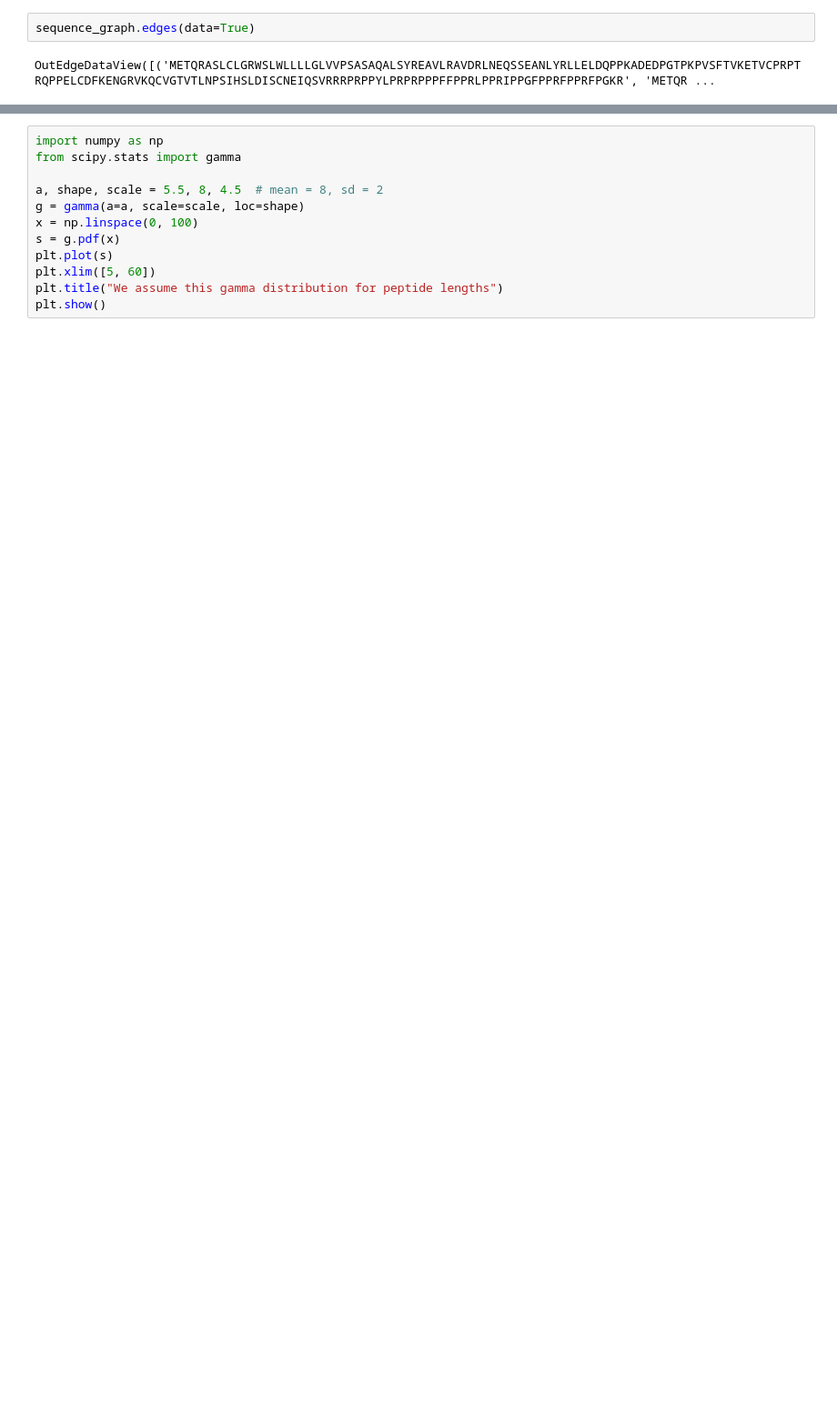
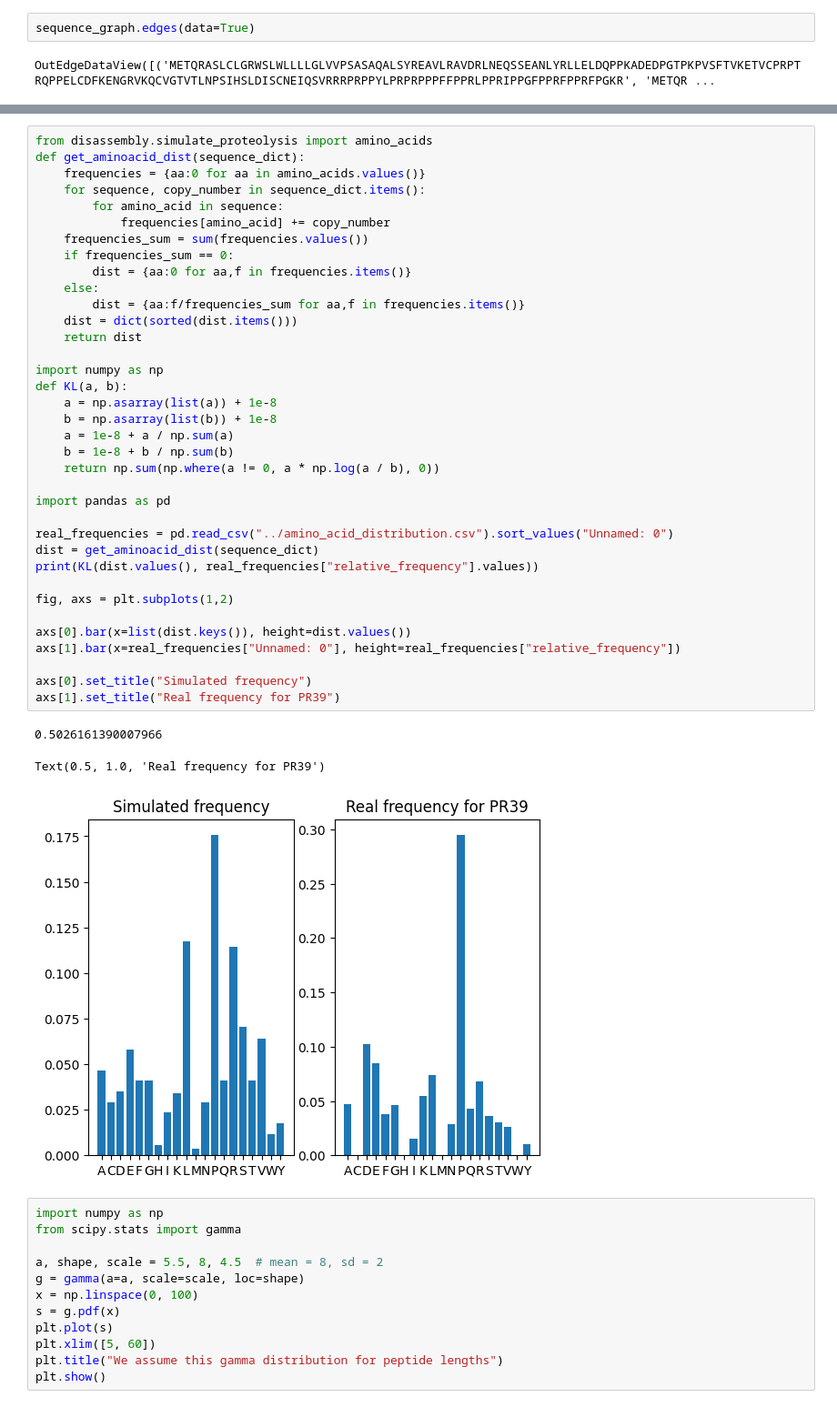
Before and after one commit to ErikHartman/disassembly, a Jupyter notebook: src/proteolysis.ipynb, the cells around one changed output, grey strips where cells are left out. Shown: that part at 91% size. Cells and saved outputs as stored; diff of their text form; blank space fills up the shorter version.

```diff
--- a/src/proteolysis.ipynb
+++ b/src/proteolysis.ipynb
@@ -39,3 +39,43 @@ plt.hist([len(s) for s in sequence_dict.keys()])
+# %%
+from disassembly.simulate_proteolysis import amino_acids
+def get_aminoacid_dist(sequence_dict):
+    frequencies = {aa:0 for aa in amino_acids.values()}
+    for sequence, copy_number in sequence_dict.items():
+        for amino_acid in sequence:
+            frequencies[amino_acid] += copy_number
+    frequencies_sum = sum(frequencies.values())
+    if frequencies_sum == 0:
+        dist = {aa:0 for aa,f in frequencies.items()}
+    else:
+        dist = {aa:f/frequencies_sum for aa,f in frequencies.items()}
+    dist = dict(sorted(dist.items()))
+    return dist
+
+import numpy as np
+def KL(a, b):
+    a = np.asarray(list(a)) + 1e-8
+    b = np.asarray(list(b)) + 1e-8
+    a = 1e-8 + a / np.sum(a)
+    b = 1e-8 + b / np.sum(b)
+    return np.sum(np.where(a != 0, a * np.log(a / b), 0))
+
+import pandas as pd
+
+real_frequencies = pd.read_csv("../amino_acid_distribution.csv").sort_values("Unnamed: 0")
+dist = get_aminoacid_dist(sequence_dict)
+print(KL(dist.values(), real_frequencies["relative_frequency"].values))
+
+fig, axs = plt.subplots(1,2)
+
+axs[0].bar(x=list(dist.keys()), height=dist.values())
+axs[1].bar(x=real_frequencies["Unnamed: 0"], height=real_frequencies["relative_frequency"])
+
+axs[0].set_title("Simulated frequency")
+axs[1].set_title("Real frequency for PR39")
+# %% [output]
+0.5026161390007966
+Text(0.5, 1.0, 'Real frequency for PR39')
+[figure, added]
 # %%
 import numpy as np
 from scipy.stats import gamma
```
Also changed, not shown: parts of 4 cells of this notebook, 4 other files.
